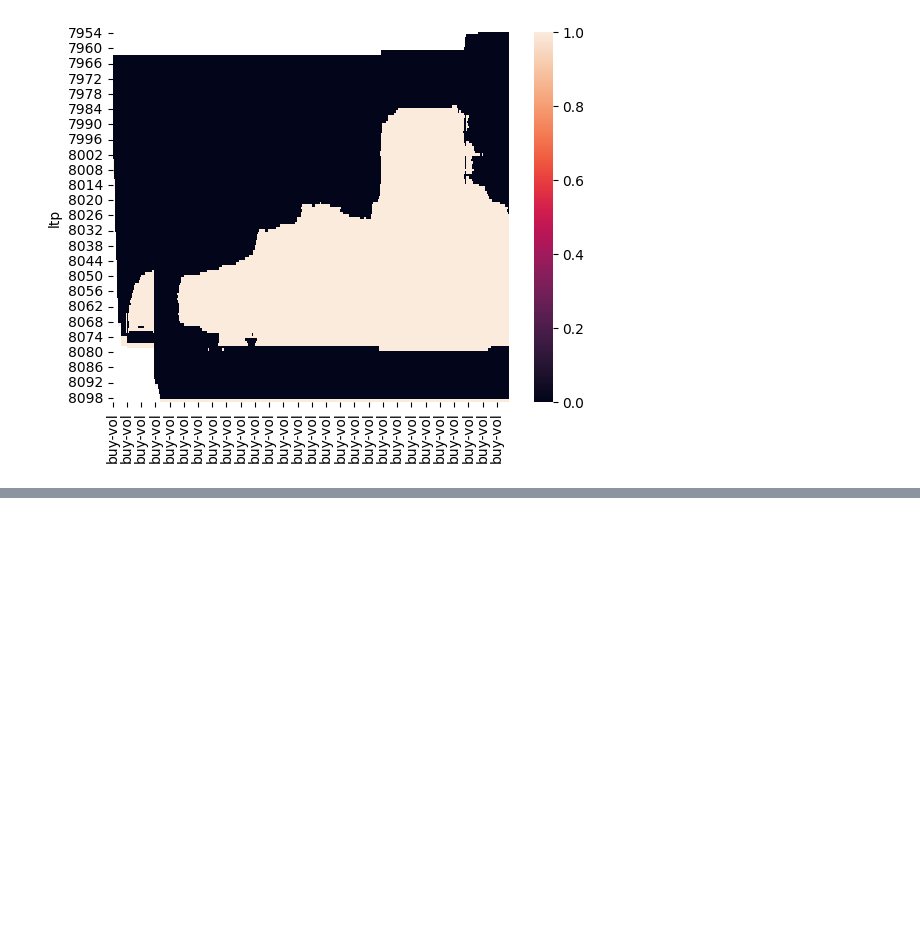
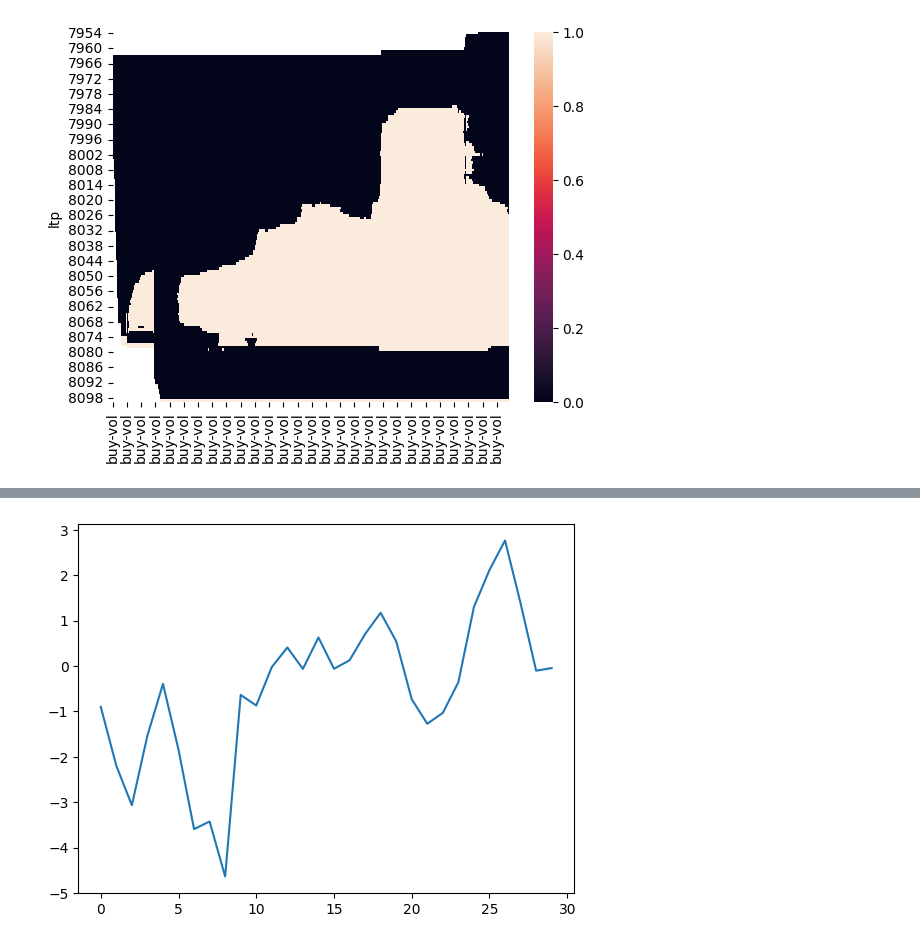
Before and after one commit to honua-dmg/BackTestingEngine, a Jupyter notebook: app/peakAnalyser.ipynb, the cells around one changed output, grey strips where cells are left out. Saved outputs shown, nothing was run; the diff lists cells and outputs as text; code cells hidden in the pictures; blank space fills up the shorter version.

```diff
--- a/app/peakAnalyser.ipynb
+++ b/app/peakAnalyser.ipynb
@@ -504,0 +595,6 @@ sns.heatmap(instance.highLowdf[0])
+# %%
+z = x[::-1].cumsum()
+plt.plot(z)
+plt.show()
+# %% [output]
+[figure, added]
```
Also changed, not shown: parts of 10 cells of this notebook, 1 other file.
